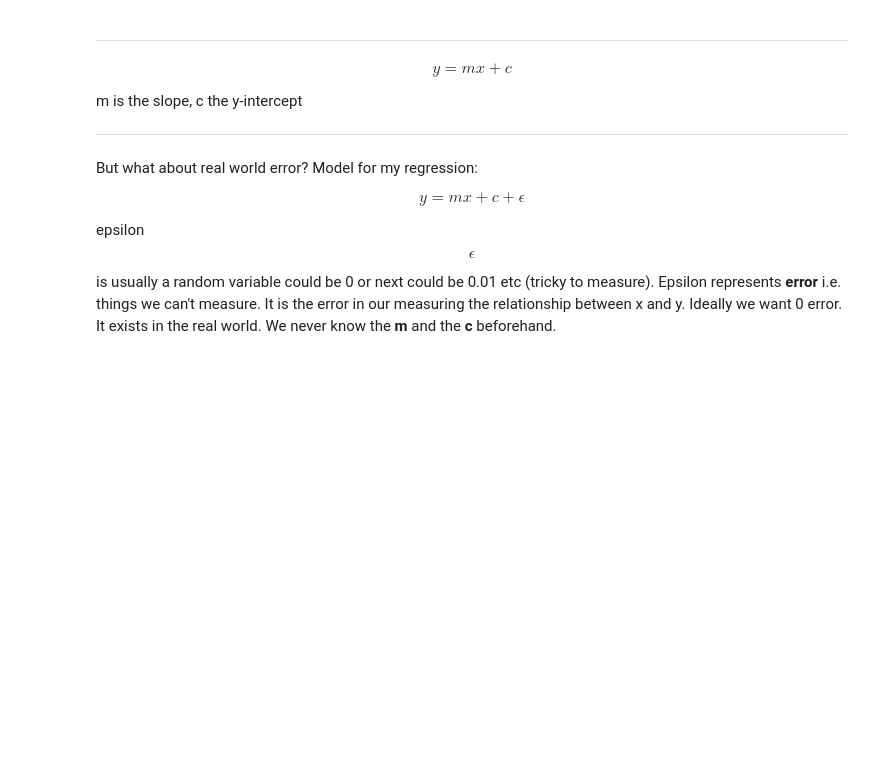
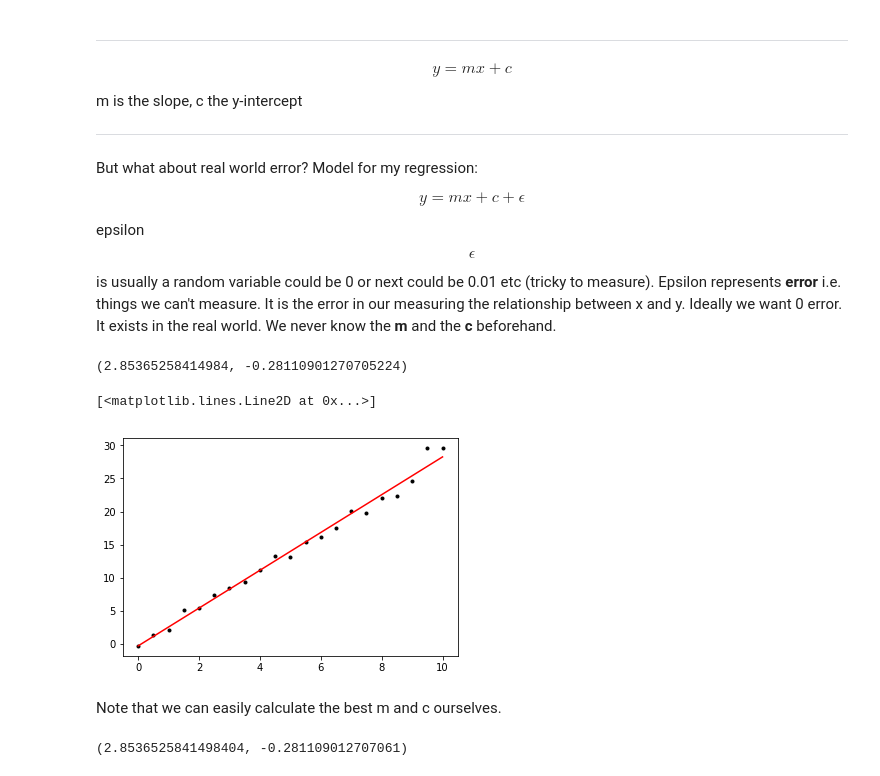
Before and after one commit to Datagatherer2357/jupyter-example, a Jupyter notebook: Regression in Python.ipynb, the cells around one changed output. Cells and saved outputs as stored; diff of their text form; code cells hidden in the pictures; blank space fills up the shorter version.

```diff
--- a/Regression in Python.ipynb
+++ b/Regression in Python.ipynb
@@ -85,3 +86,39 @@ is usually a random variable could be 0 or next could be 0.01 etc (tricky to mea
 # %%
 # Create a y with noise.
 y = 3.0 * x - 1.0 + np.random.normal(0.0, 1.0, len(x))
+# %%
+# Create variables with those values.
+m, c = np.polyfit(x, y, 1)
+# Have a look at m and c.
+m, c
+# %% [output]
+(2.85365258414984, -0.28110901270705224)
+# %%
+# Plot x and y and the regression line in red.
+plt.plot(x, y, 'k.')
+plt.plot(x, m * x + c, 'r-')
+# %% [output]
+[<matplotlib.lines.Line2D at 0x...>]
+[figure, added]
+# %% [markdown]
+Note that we can easily calculate the best m and c ourselves.
+# %%
+# Calculate mean x and mean y.
+x_avg = np.mean(x)
+y_avg = np.mean(y)
+
+# Subtract means from x and y.
+x_zero = x - x_avg
+y_zero = y - y_avg
+
+# Dot product of mean-adjusted x and y divided by dot product of mean adjusted x with itself.
+m = np.sum(x_zero * y_zero) / np.sum(x_zero * x_zero)
+# Subtract m times average x from average y.
+c = y_avg - m * x_avg
+
+# Let's have a look - same values as above.
+m, c
+
+# Now return to cell[30], notice they're the same outputs!
+# %% [output]
+(2.8536525841498404, -0.281109012707061)
```
Also changed, not shown: parts of 27 cells of this notebook.
